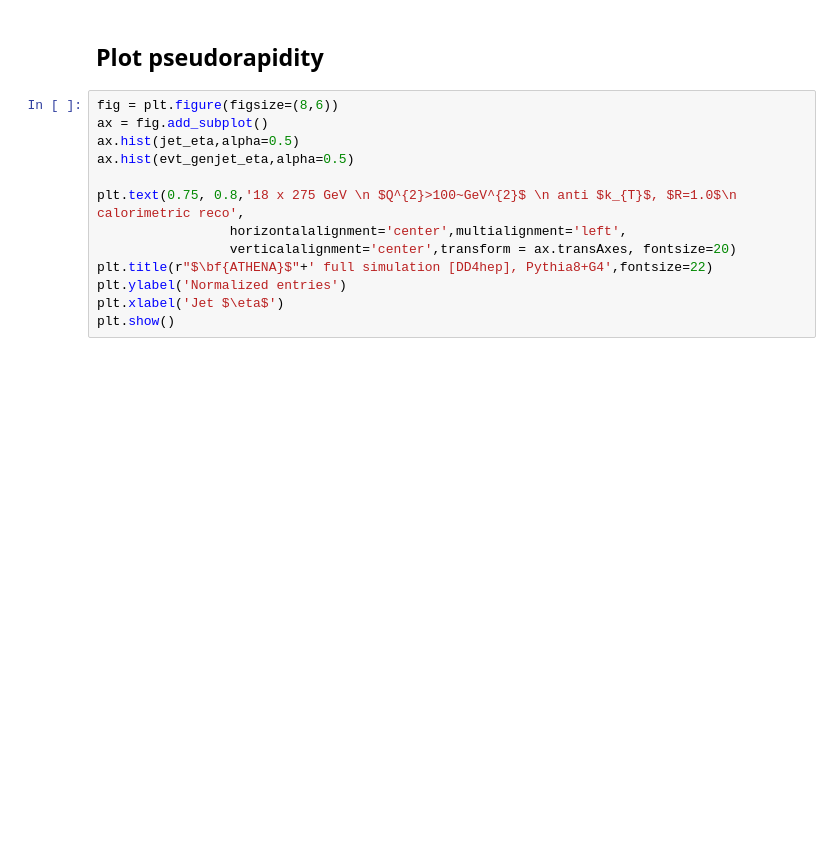
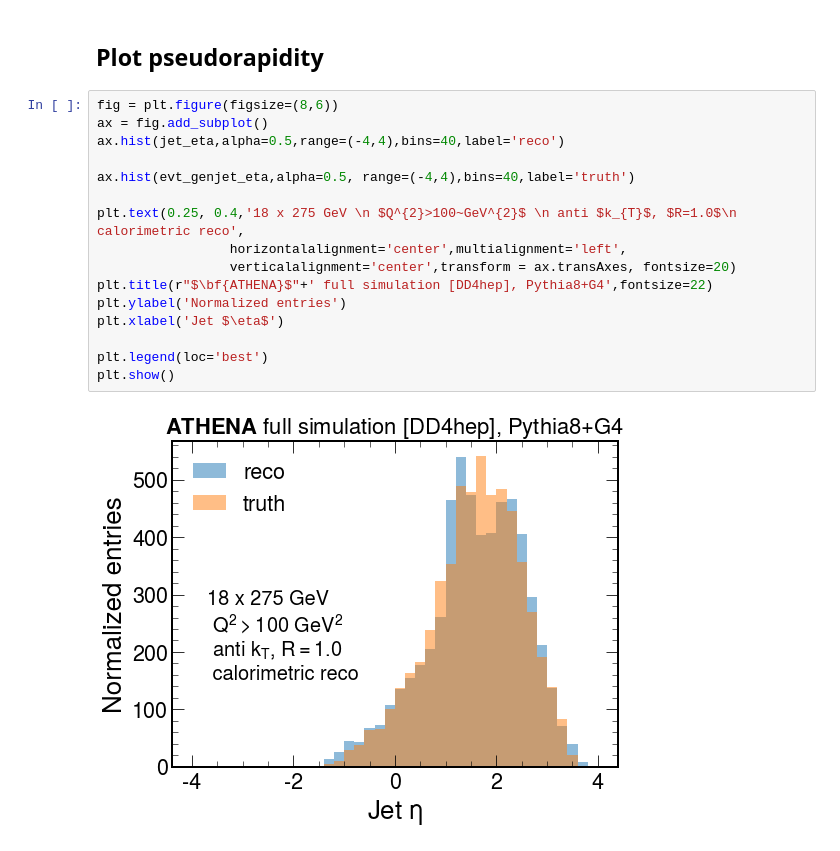
Before and after one commit to miguelignacio/calostudies, a Jupyter notebook: jets.ipynb, the cells around one changed output. Cells and saved outputs as stored; diff of their text form; blank space fills up the shorter version.

```diff
--- a/jets.ipynb
+++ b/jets.ipynb
@@ -401,13 +454,18 @@ plt.show()
 # %%
 fig = plt.figure(figsize=(8,6))
 ax = fig.add_subplot()
-ax.hist(jet_eta,alpha=0.5)
-ax.hist(evt_genjet_eta,alpha=0.5)
+ax.hist(jet_eta,alpha=0.5,range=(-4,4),bins=40,label='reco')
 
-plt.text(0.75, 0.8,'18 x 275 GeV \n $Q^{2}>100~GeV^{2}$ \n anti $k_{T}$, $R=1.0$\n calorimetric reco',
+ax.hist(evt_genjet_eta,alpha=0.5, range=(-4,4),bins=40,label='truth')
+
+plt.text(0.25, 0.4,'18 x 275 GeV \n $Q^{2}>100~GeV^{2}$ \n anti $k_{T}$, $R=1.0$\n calorimetric reco',
                  horizontalalignment='center',multialignment='left',
                  verticalalignment='center',transform = ax.transAxes, fontsize=20)
 plt.title(r"$\bf{ATHENA}$"+' full simulation [DD4hep], Pythia8+G4',fontsize=22)
 plt.ylabel('Normalized entries')
 plt.xlabel('Jet $\eta$')
+
+plt.legend(loc='best')
 plt.show()
+# %% [output]
+[figure, added]
```
Also changed, not shown: parts of 11 cells of this notebook.
